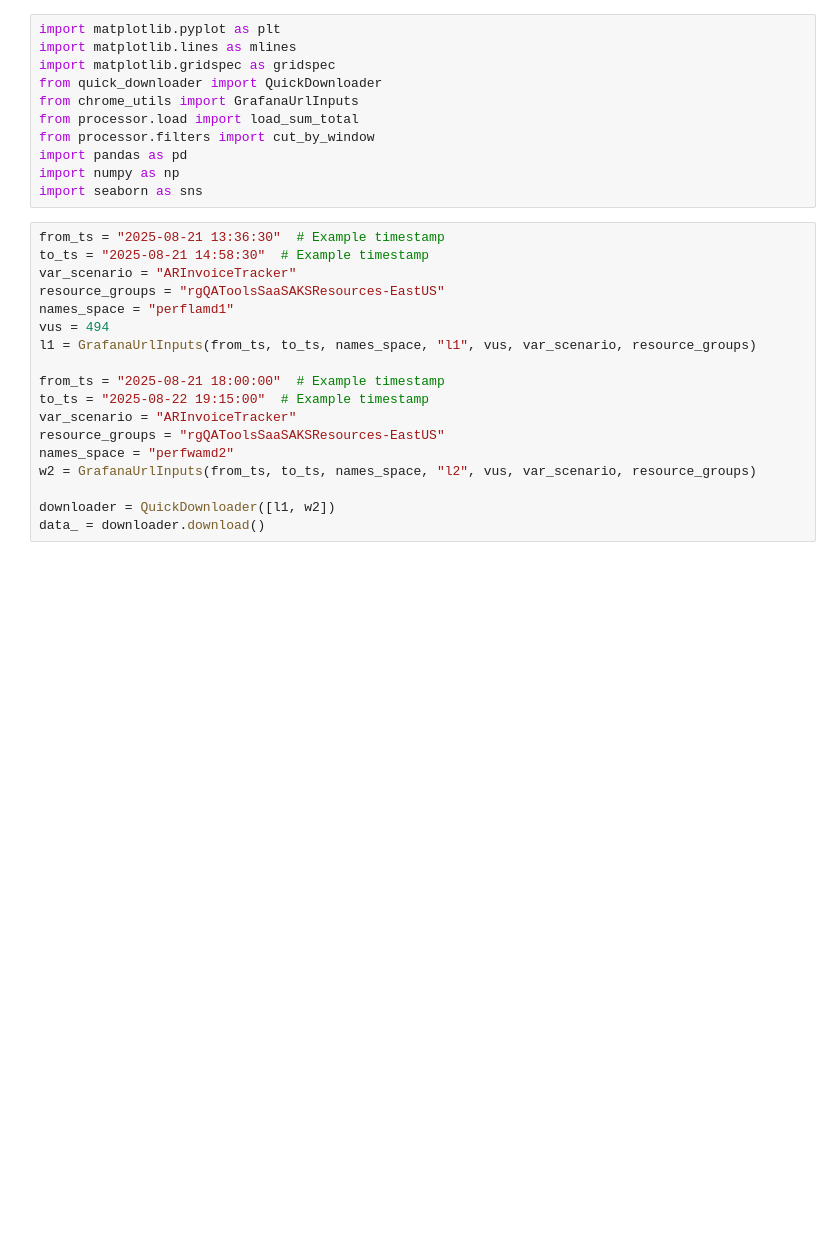
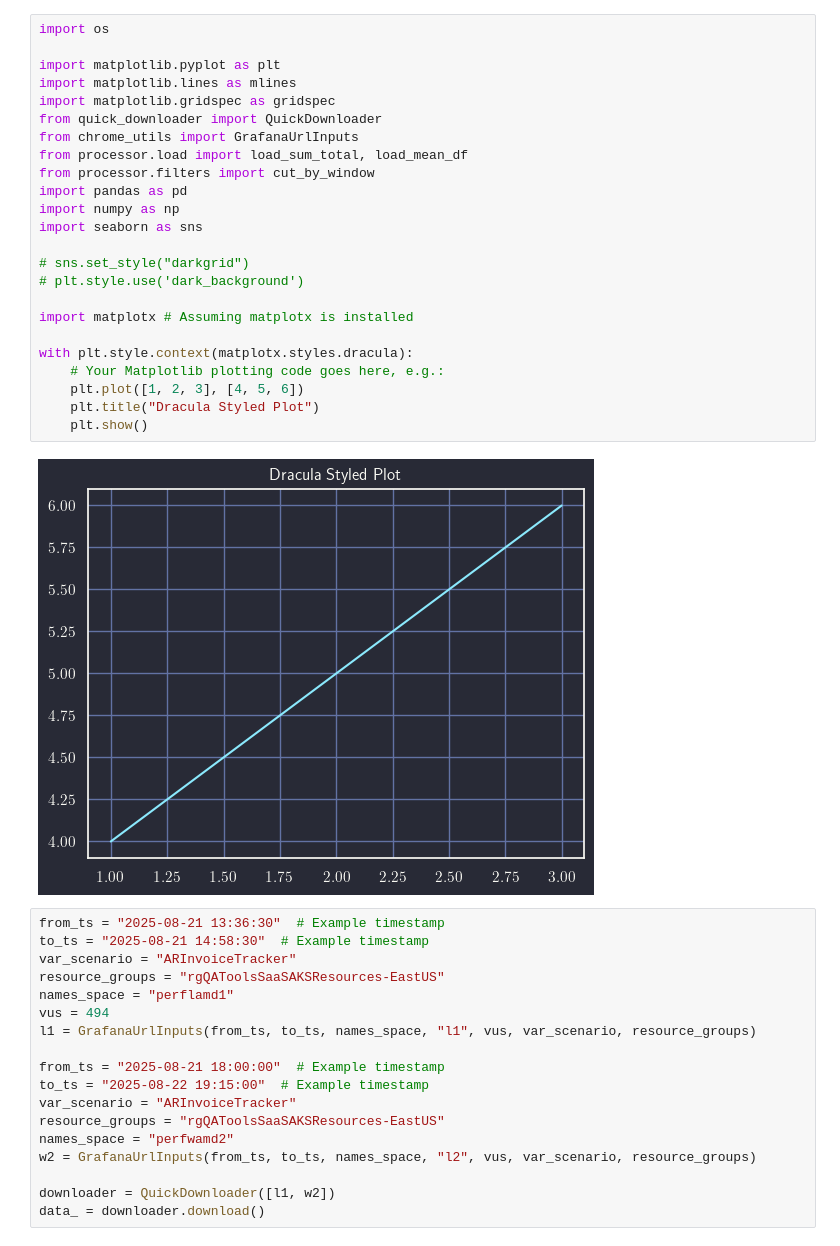
Before and after one commit to epicor-yasuomaidana/metrics-analysis, a Jupyter notebook: Quick Comparison.ipynb, the cells around one changed output. Drawn from its saved outputs; the diff is of its cells as text; blank space fills up the shorter version.

```diff
--- a/Quick Comparison.ipynb
+++ b/Quick Comparison.ipynb
@@ -1,14 +1,29 @@
 # %%
+import os
+
 import matplotlib.pyplot as plt
 import matplotlib.lines as mlines
 import matplotlib.gridspec as gridspec
 from quick_downloader import QuickDownloader
 from chrome_utils import GrafanaUrlInputs
-from processor.load import load_sum_total
+from processor.load import load_sum_total, load_mean_df
 from processor.filters import cut_by_window
 import pandas as pd
 import numpy as np
 import seaborn as sns
+
+# sns.set_style("darkgrid")
+# plt.style.use('dark_background')
+
+import matplotx # Assuming matplotx is installed
+
+with plt.style.context(matplotx.styles.dracula):
+    # Your Matplotlib plotting code goes here, e.g.:
+    plt.plot([1, 2, 3], [4, 5, 6])
+    plt.title("Dracula Styled Plot")
+    plt.show()
+# %% [output]
+[figure, added]
 # %%
 from_ts = "2025-08-21 13:36:30"  # Example timestamp
 to_ts = "2025-08-21 14:58:30"  # Example timestamp
```
Also changed, not shown: parts of 12 cells of this notebook.
